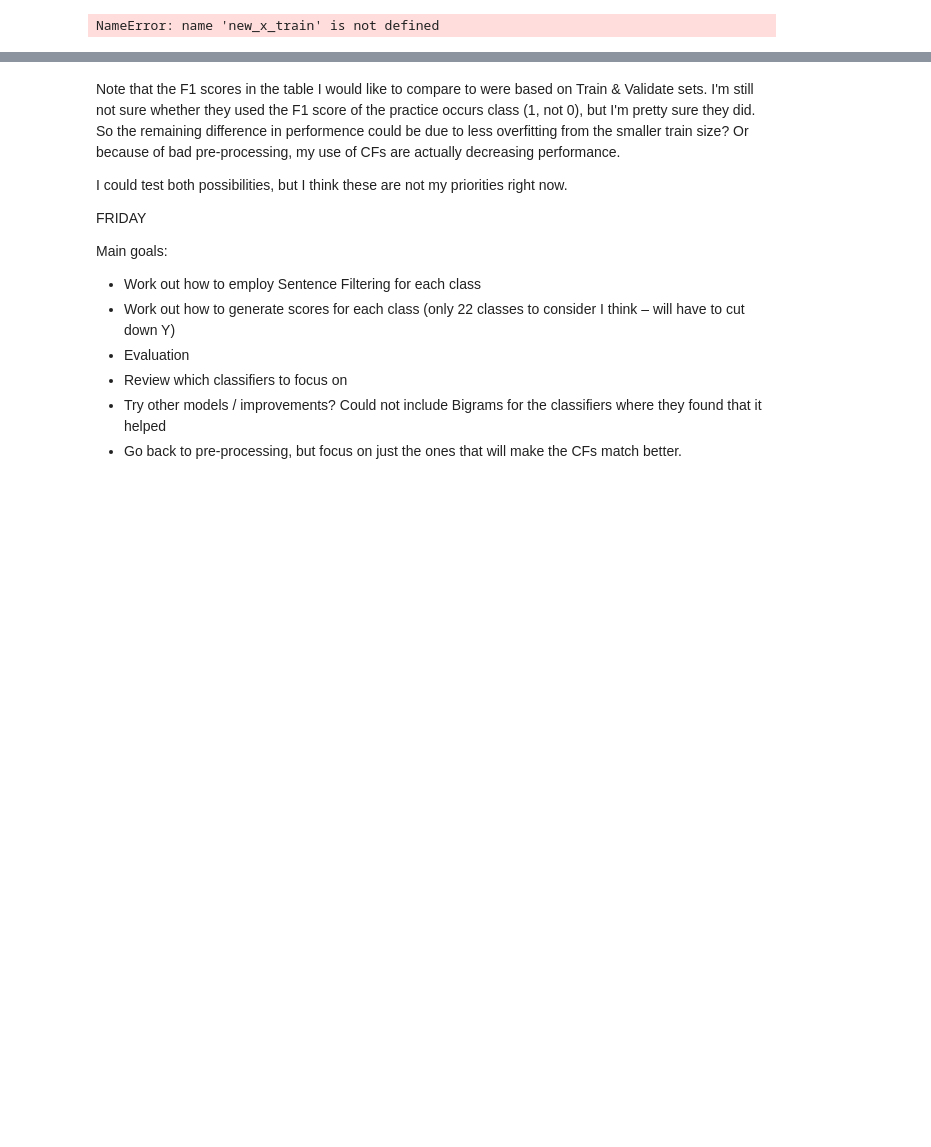
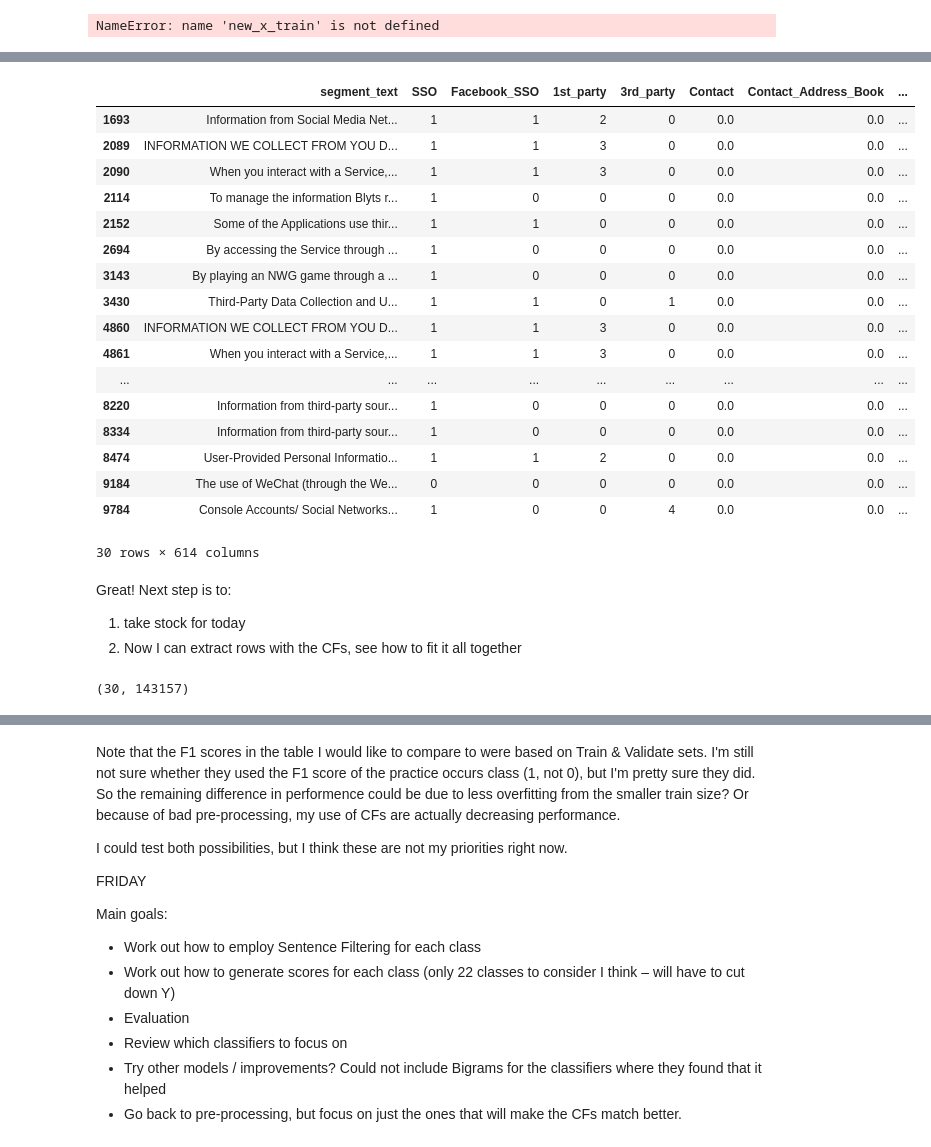
Before and after one commit to calhinchcliffe/nlp_privacy_policies, a Jupyter notebook: EDA and Modelling/10_modelling.ipynb, the cells around one changed output, grey strips where cells are left out. Saved outputs shown, nothing was run; the diff lists cells and outputs as text; code cells hidden in the pictures; blank space fills up the shorter version.

```diff
--- a/EDA and Modelling/10_modelling.ipynb
+++ b/EDA and Modelling/10_modelling.ipynb
@@ -482,0 +492,31 @@ NameError: name 'new_x_train' is not defined
+# %%
+train_set[( (train_set[SSO_features] > 0).sum(axis=1) > 0 )]
+# %% [output]
+|  | segment_text | SSO | Facebook_SSO | 1st_party | 3rd_party | Contact | Contact_Address_Book | ... |
+| 1693 | Information from Social Media Net... | 1 | 1 | 2 | 0 | 0.0 | 0.0 | ... |
+| 2089 | INFORMATION WE COLLECT FROM YOU D... | 1 | 1 | 3 | 0 | 0.0 | 0.0 | ... |
+| 2090 | When you interact with a Service,... | 1 | 1 | 3 | 0 | 0.0 | 0.0 | ... |
+| 2114 | To manage the information Blyts r... | 1 | 0 | 0 | 0 | 0.0 | 0.0 | ... |
+| 2152 | Some of the Applications use thir... | 1 | 1 | 0 | 0 | 0.0 | 0.0 | ... |
+| 2694 | By accessing the Service through ... | 1 | 0 | 0 | 0 | 0.0 | 0.0 | ... |
+| 3143 | By playing an NWG game through a ... | 1 | 0 | 0 | 0 | 0.0 | 0.0 | ... |
+| 3430 | Third-Party Data Collection and U... | 1 | 1 | 0 | 1 | 0.0 | 0.0 | ... |
+| 4860 | INFORMATION WE COLLECT FROM YOU D... | 1 | 1 | 3 | 0 | 0.0 | 0.0 | ... |
+| 4861 | When you interact with a Service,... | 1 | 1 | 3 | 0 | 0.0 | 0.0 | ... |
+| ... | ... | ... | ... | ... | ... | ... | ... | ... |
+| 8220 | Information from third-party sour... | 1 | 0 | 0 | 0 | 0.0 | 0.0 | ... |
+| 8334 | Information from third-party sour... | 1 | 0 | 0 | 0 | 0.0 | 0.0 | ... |
+| 8474 | User-Provided Personal Informatio... | 1 | 1 | 2 | 0 | 0.0 | 0.0 | ... |
+| 9184 | The use of WeChat (through the We... | 0 | 0 | 0 | 0 | 0.0 | 0.0 | ... |
+| 9784 | Console Accounts/ Social Networks... | 1 | 0 | 0 | 4 | 0.0 | 0.0 | ... |
+30 rows × 614 columns
+# %% [markdown]
+Great! Next step is to:
+1. take stock for today
+2. Now I can extract rows with the CFs, see how to fit it all together
+# %%
+select_ind = ( (train_set[SSO_features] > 0).sum(axis=1) > 0 )
+filtered_csr = X_train[select_ind,:]
+filtered_csr.shape
+# %% [output]
+(30, 143157)
```
Also changed, not shown: parts of 14 cells of this notebook, 4 other files.
